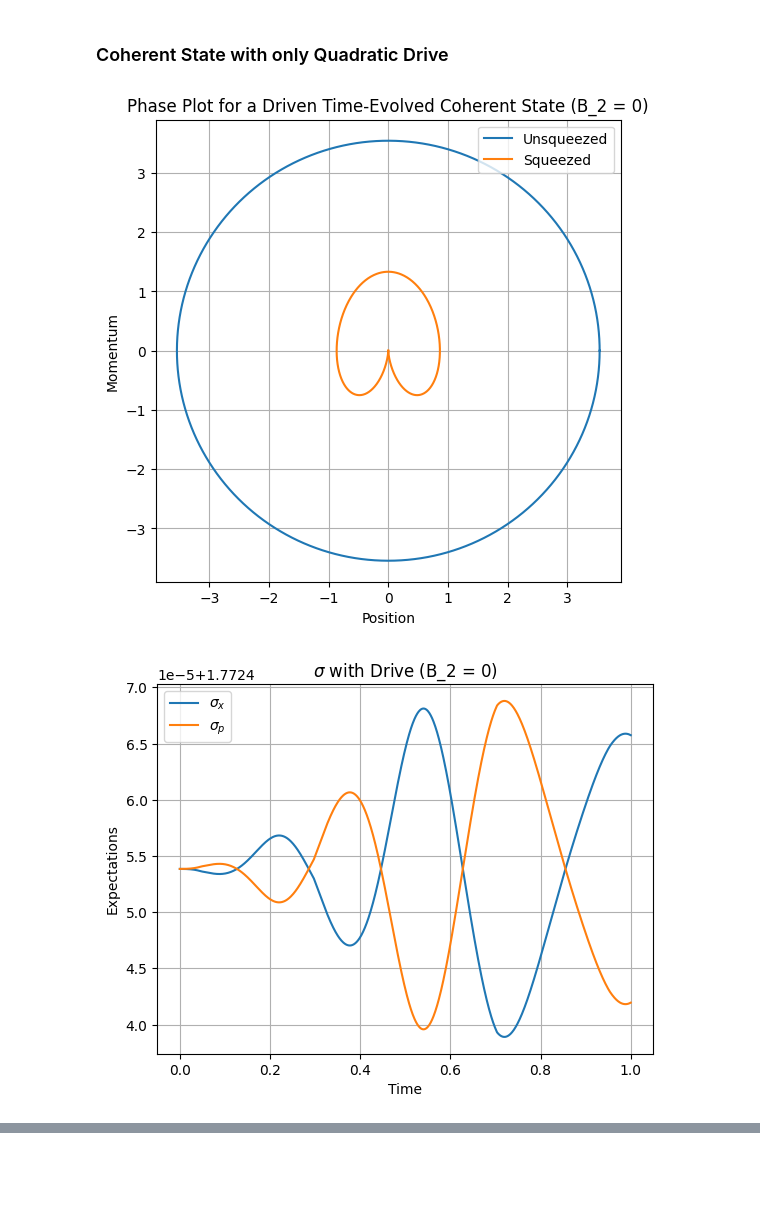
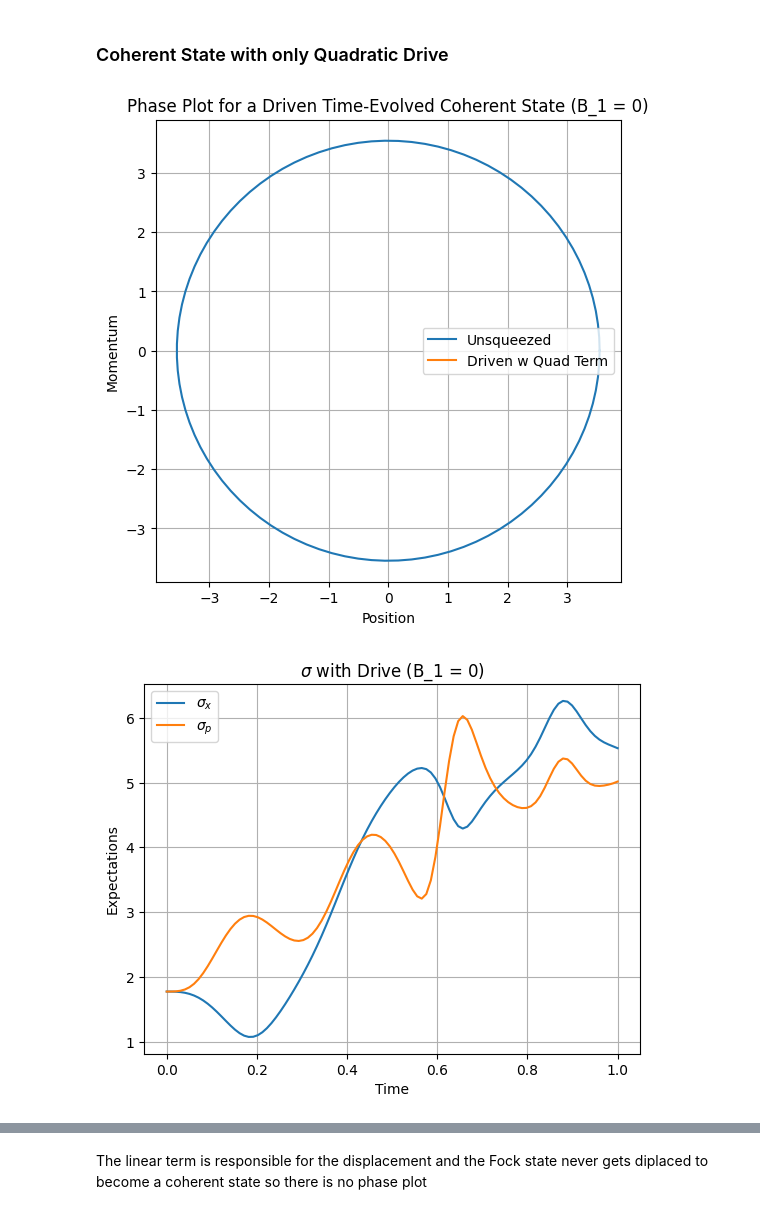
Before and after one commit to shashankd95/QuTipSimulations, a Jupyter notebook: QST_Stats2.ipynb, the cells around one changed output, grey strips where cells are left out. Drawn from its saved outputs; the diff is of its cells as text; code cells hidden in the pictures; blank space fills up the shorter version.

```diff
--- a/QST_Stats2.ipynb
+++ b/QST_Stats2.ipynb
@@ -238,13 +272,13 @@ H0 = hbar*w*(a.dag()*a + 0.5)
 
 Psi0 = fock(N, 0)
 coh = (displace(N, alpha = 1)*Psi0).unit()
-time = np.linspace(0, 2*np.pi/w, 1000)
+time = np.linspace(0, 2*np.pi/w, 100)
 
 def U(t):
     return (H0*-1j*t/hbar).expm()
 
-p_ops   =  1j*np.sqrt(hbar*w/2)  * (a.dag() - a)
 x_ops   =     np.sqrt(hbar/2*w) * (a + a.dag())
+p_ops   =  1j*np.sqrt(hbar*w/2) * (a.dag() - a)
 
 exp_x = np.array([expect(x_ops, U(t)*coh) for t in time])
 exp_p = np.array([expect(p_ops, U(t)*coh) for t in time])
@@ -384,50 +418,40 @@ plt.show()
 # %% [markdown]
 ### Coherent State with only Quadratic Drive
 # %%
-H1 = x_ops
-H2 = x_ops**2
+output_2 = sesolve(H, Psi0, time, e_ops = [x_ops, p_ops, x_ops**2, p_ops**2],
+                 args={'beta_1': 0, 'beta_2': 1, 'wd' : 2*np.pi})
+exp_x_sqz_d_quad, exp_p_sqz_d_quad, exp_x2_sqz_d_quad, exp_p2_sqz_d_quad = output_2.expect
 
-def H1_coeff(t, args):
-    return args['beta_1']*np.sin(2*args['wd']*t)
-
-def H2_coeff(t, args):
-    return args['beta_2']*np.sin(2*args['wd']*t)
-
-H = [H0, [H1, H1_coeff], [H2, H2_coeff]]
-
-output = sesolve(H, Psi0, time, e_ops = [x_ops, p_ops, x_ops**2, p_ops**2],
-                 args={'beta_1': 1, 'beta_2': 0, 'wd' : 2*np.pi})
-exp_x_sqz_d, exp_p_sqz_d, exp_x2_sqz_d, exp_p2_sqz_d = output.expect
 plt.figure(figsize = (6, 6))
 plt.plot(exp_x, exp_p, label = 'Unsqueezed')
-plt.plot(exp_x_sqz_d, exp_p_sqz_d, label = 'Squeezed')
+plt.plot(exp_x_sqz_d_quad, exp_p_sqz_d_quad, label = 'Driven w Quad Term')
 plt.xlabel('Position')
 plt.ylabel('Momentum')
-plt.title('Phase Plot for a Driven Time-Evolved Coherent State (B_2 = 0)')
+plt.title('Phase Plot for a Driven Time-Evolved Coherent State (B_1 = 0)')
 plt.legend()
 plt.grid(True)
 plt.show()
 
-sigma_x_sqz_d = np.sqrt(exp_x2_sqz_d - exp_x_sqz_d**2)
-sigma_p_sqz_d = np.sqrt(exp_p2_sqz_d - exp_p_sqz_d**2)
+sigma_x_sqz_d_quad = np.sqrt(exp_x2_sqz_d_quad - exp_x_sqz_d_quad**2)
+sigma_p_sqz_d_quad = np.sqrt(exp_p2_sqz_d_quad - exp_p_sqz_d_quad**2)
 
-plt.plot(time, sigma_x_sqz_d, label = '$\sigma_x$')
-plt.plot(time, sigma_p_sqz_d, label = '$\sigma_p$')
+plt.plot(time, sigma_x_sqz_d_quad, label = '$\sigma_x$')
+plt.plot(time, sigma_p_sqz_d_quad, label = '$\sigma_p$')
 plt.xlabel('Time')
 plt.ylabel('Expectations')
-plt.title('$\sigma$ with Drive (B_2 = 0)')
+plt.title('$\sigma$ with Drive (B_1 = 0)')
 plt.legend()
 plt.grid(True)
 plt.show()
 
-plt.plot(time, sigma_x_sqz_d*sigma_p_sqz_d,
+plt.plot(time, sigma_x_sqz_d_quad*sigma_p_sqz_d_quad,
          label = '$\sigma_x\sigma_p$', color ='g')
 plt.xlabel('Time')
 plt.ylabel('Expectations')
-plt.title('$\sigma_x\sigma_p$ with Drive (B_2 = 0)')
+plt.title('$\sigma_x\sigma_p$ with Drive (B_1 = 0)')
 plt.legend()
 plt.grid(True)
 plt.show()
 # %% [output]
-[figure, old version]
+[figure, new version]
-[figure, old version]
+[figure, new version]
@@ -434,0 +459,2 @@ plt.show()
+# %% [markdown]
+The linear term is responsible for the displacement and the Fock state never gets diplaced to become a coherent state so there is no phase plot
```
Also changed, not shown: parts of 8 cells of this notebook.
